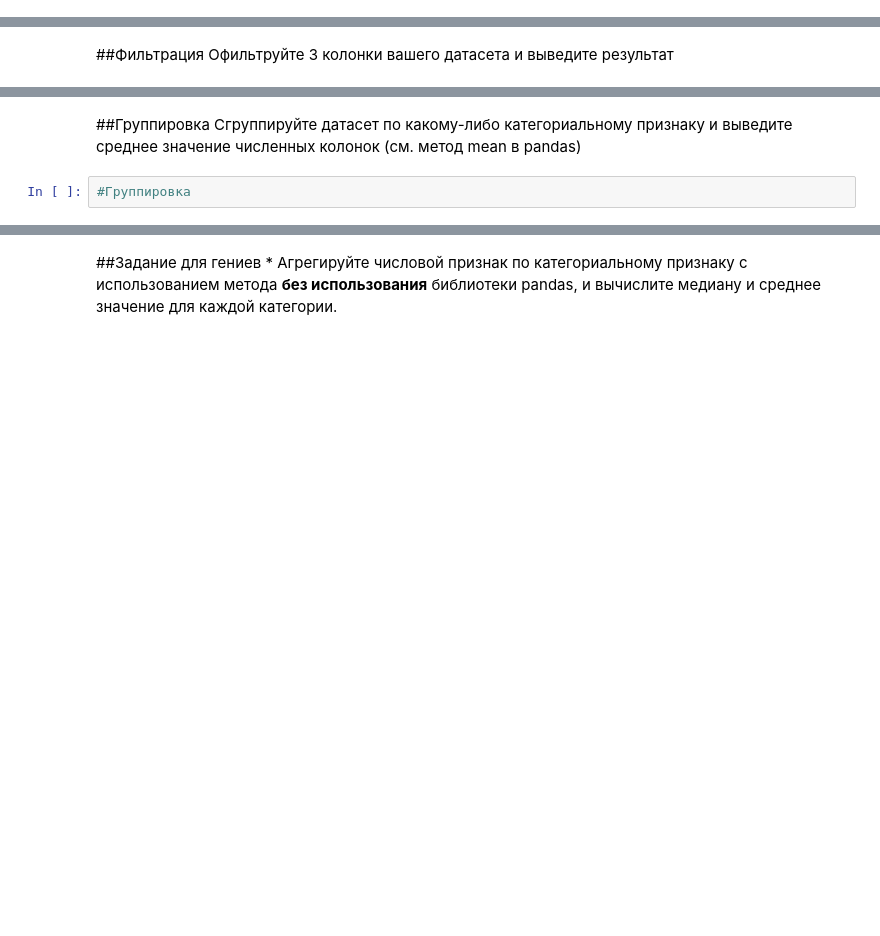
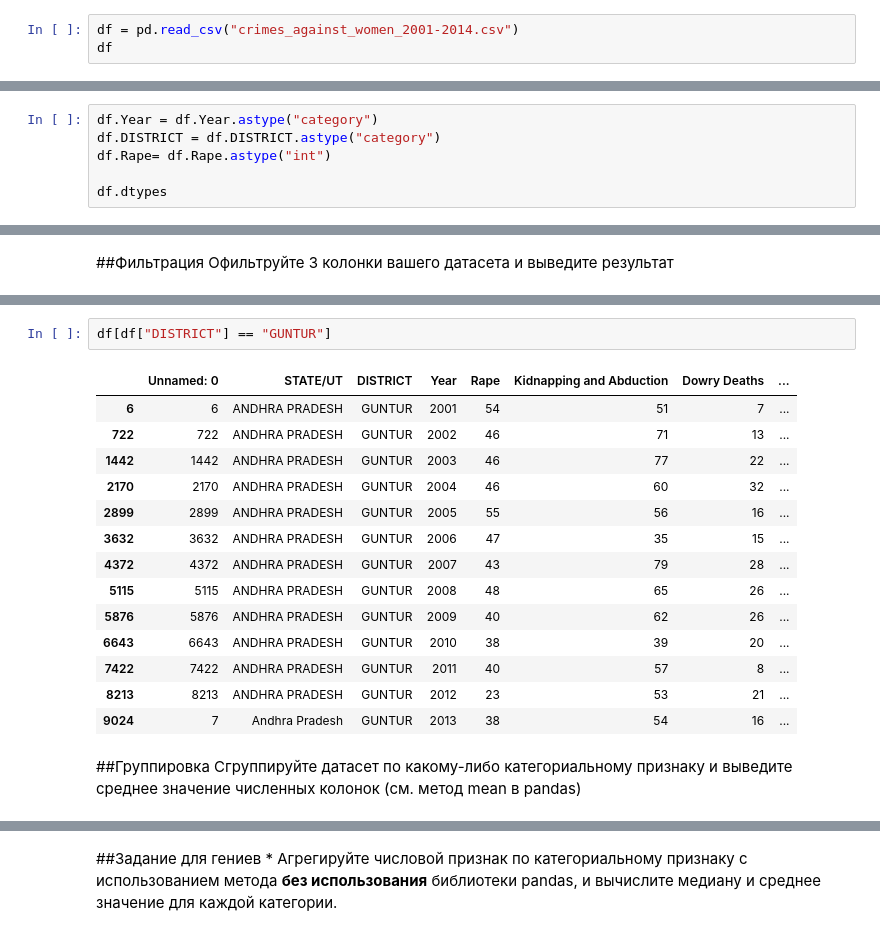
Before and after one commit to SADDLOVE/lab, a Jupyter notebook: lab1/Задание_1.ipynb, the cells around one changed output, grey strips where cells are left out. Drawn from its saved outputs; the diff is of its cells as text; blank space fills up the shorter version.

```diff
--- a/lab1/Задание_1.ipynb
+++ b/lab1/Задание_1.ipynb
@@ -16,0 +14,3 @@ df
+# %%
+df = pd.read_csv("crimes_against_women_2001-2014.csv")
+df
@@ -54,0 +144,6 @@ df
+# %%
+df.Year = df.Year.astype("category")
+df.DISTRICT = df.DISTRICT.astype("category")
+df.Rape= df.Rape.astype("int")
+
+df.dtypes
@@ -66,5 +200,20 @@ df
+# %%
+df[df["DISTRICT"] == "GUNTUR"]
+# %% [output]
+|  | Unnamed: 0 | STATE/UT | DISTRICT | Year | Rape | Kidnapping and Abduction | Dowry Deaths | ... |
+| 6 | 6 | ANDHRA PRADESH | GUNTUR | 2001 | 54 | 51 | 7 | ... |
+| 722 | 722 | ANDHRA PRADESH | GUNTUR | 2002 | 46 | 71 | 13 | ... |
+| 1442 | 1442 | ANDHRA PRADESH | GUNTUR | 2003 | 46 | 77 | 22 | ... |
+| 2170 | 2170 | ANDHRA PRADESH | GUNTUR | 2004 | 46 | 60 | 32 | ... |
+| 2899 | 2899 | ANDHRA PRADESH | GUNTUR | 2005 | 55 | 56 | 16 | ... |
+| 3632 | 3632 | ANDHRA PRADESH | GUNTUR | 2006 | 47 | 35 | 15 | ... |
+| 4372 | 4372 | ANDHRA PRADESH | GUNTUR | 2007 | 43 | 79 | 28 | ... |
+| 5115 | 5115 | ANDHRA PRADESH | GUNTUR | 2008 | 48 | 65 | 26 | ... |
+| 5876 | 5876 | ANDHRA PRADESH | GUNTUR | 2009 | 40 | 62 | 26 | ... |
+| 6643 | 6643 | ANDHRA PRADESH | GUNTUR | 2010 | 38 | 39 | 20 | ... |
+| 7422 | 7422 | ANDHRA PRADESH | GUNTUR | 2011 | 40 | 57 | 8 | ... |
+| 8213 | 8213 | ANDHRA PRADESH | GUNTUR | 2012 | 23 | 53 | 21 | ... |
+| 9024 | 7 | Andhra Pradesh | GUNTUR | 2013 | 38 | 54 | 16 | ... |
 # %% [markdown]
 ##Группировка
 Сгруппируйте датасет по какому-либо категориальному признаку и выведите среднее значение численных колонок (см. метод mean в pandas)
-# %%
-#Группировка
```
Also changed, not shown: parts of 17 cells of this notebook.
